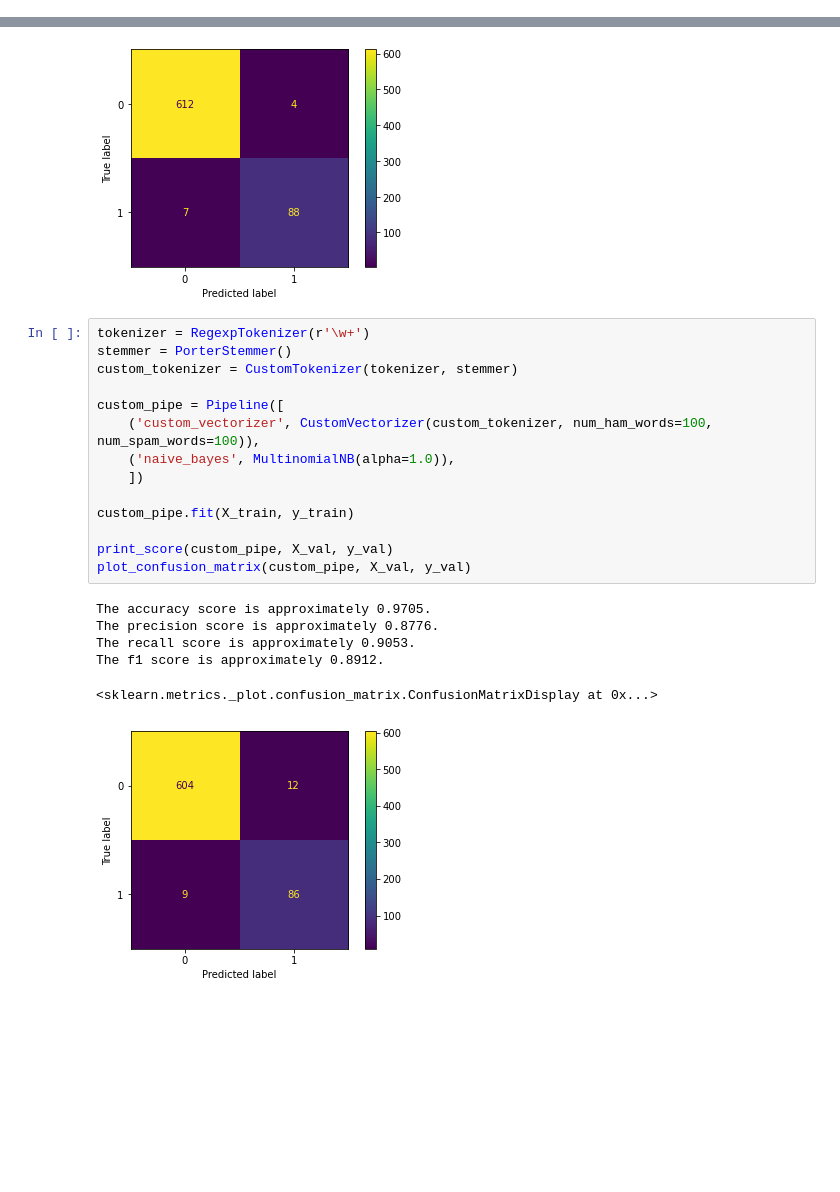
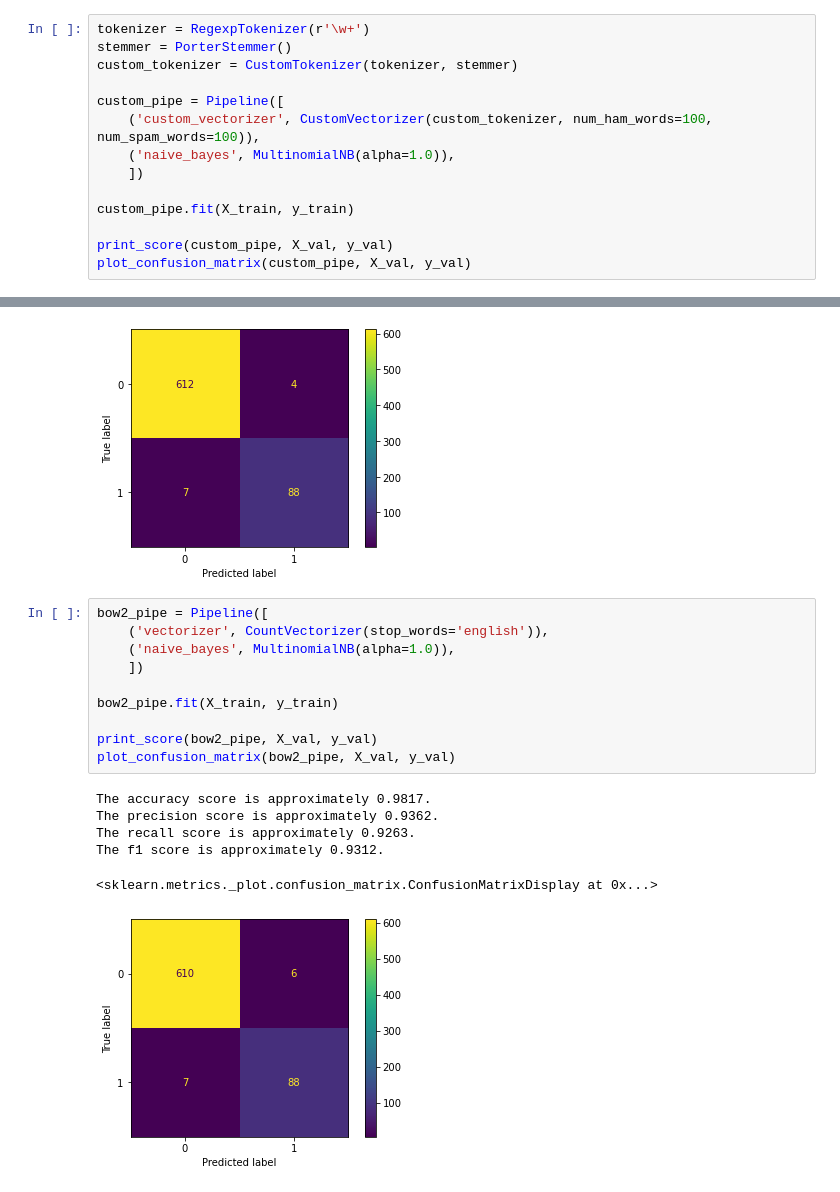
Before and after one commit to kvonkoni/spam-classifier, a Jupyter notebook: spam.ipynb, the cells around one changed output, grey strips where cells are left out. Saved outputs shown, nothing was run; the diff lists cells and outputs as text; blank space fills up the shorter version.

Commit message:
Added a few more pipes with diff hyperparams

```diff
--- a/spam.ipynb
+++ b/spam.ipynb
@@ -187,3 +187,17 @@ def print_score(model: ClassifierMixin, X, y, num_to_display=20) -> None:
     print('The precision score is approximately {:.4f}.'.format(precision_score(y, y_pred)))
     print('The recall score is approximately {:.4f}.'.format(recall_score(y, y_pred)))
     print('The f1 score is approximately {:.4f}.'.format(f1_score(y, y_pred)))
+# %%
+tokenizer = RegexpTokenizer(r'\w+')
+stemmer = PorterStemmer()
+custom_tokenizer = CustomTokenizer(tokenizer, stemmer)
+
+custom_pipe = Pipeline([
+    ('custom_vectorizer', CustomVectorizer(custom_tokenizer, num_ham_words=100, num_spam_words=100)),
+    ('naive_bayes', MultinomialNB(alpha=1.0)),
+    ])
+
+custom_pipe.fit(X_train, y_train)
+
+print_score(custom_pipe, X_val, y_val)
+plot_confusion_matrix(custom_pipe, X_val, y_val)
@@ -205,23 +226,19 @@ The f1 score is approximately 0.9412.
 <sklearn.metrics._plot.confusion_matrix.ConfusionMatrixDisplay at 0x...>
 [figure]
 # %%
-tokenizer = RegexpTokenizer(r'\w+')
-stemmer = PorterStemmer()
-custom_tokenizer = CustomTokenizer(tokenizer, stemmer)
-
-custom_pipe = Pipeline([
-    ('custom_vectorizer', CustomVectorizer(custom_tokenizer, num_ham_words=100, num_spam_words=100)),
+bow2_pipe = Pipeline([
+    ('vectorizer', CountVectorizer(stop_words='english')),
     ('naive_bayes', MultinomialNB(alpha=1.0)),
     ])
 
-custom_pipe.fit(X_train, y_train)
+bow2_pipe.fit(X_train, y_train)
 
-print_score(custom_pipe, X_val, y_val)
-plot_confusion_matrix(custom_pipe, X_val, y_val)
+print_score(bow2_pipe, X_val, y_val)
+plot_confusion_matrix(bow2_pipe, X_val, y_val)
 # %% [output]
-The accuracy score is approximately 0.9705.
-The precision score is approximately 0.8776.
-The recall score is approximately 0.9053.
-The f1 score is approximately 0.8912.
+The accuracy score is approximately 0.9817.
+The precision score is approximately 0.9362.
+The recall score is approximately 0.9263.
+The f1 score is approximately 0.9312.
 <sklearn.metrics._plot.confusion_matrix.ConfusionMatrixDisplay at 0x...>
-[figure, old version]
+[figure, new version]
```
Also changed, not shown: parts of 7 cells of this notebook.
